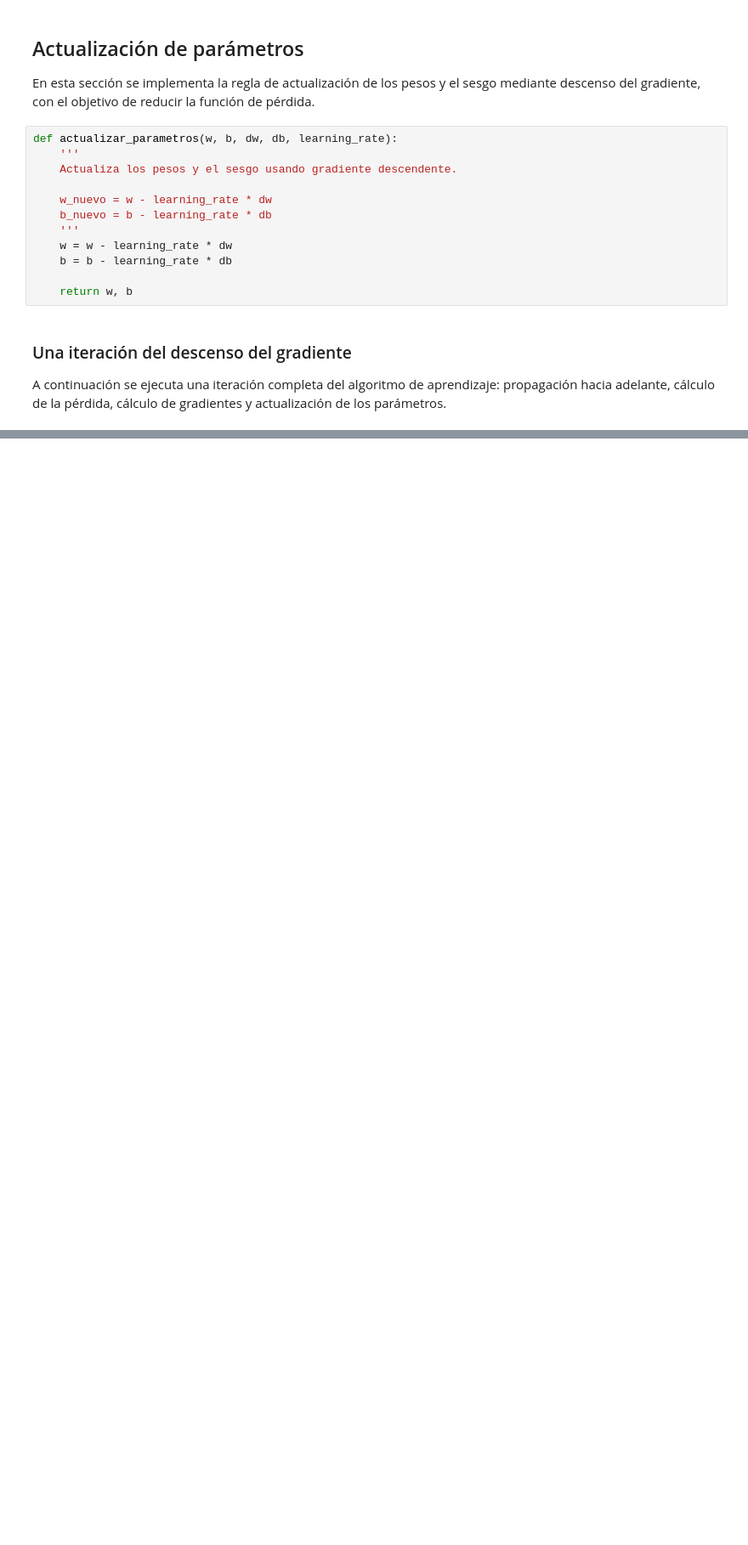
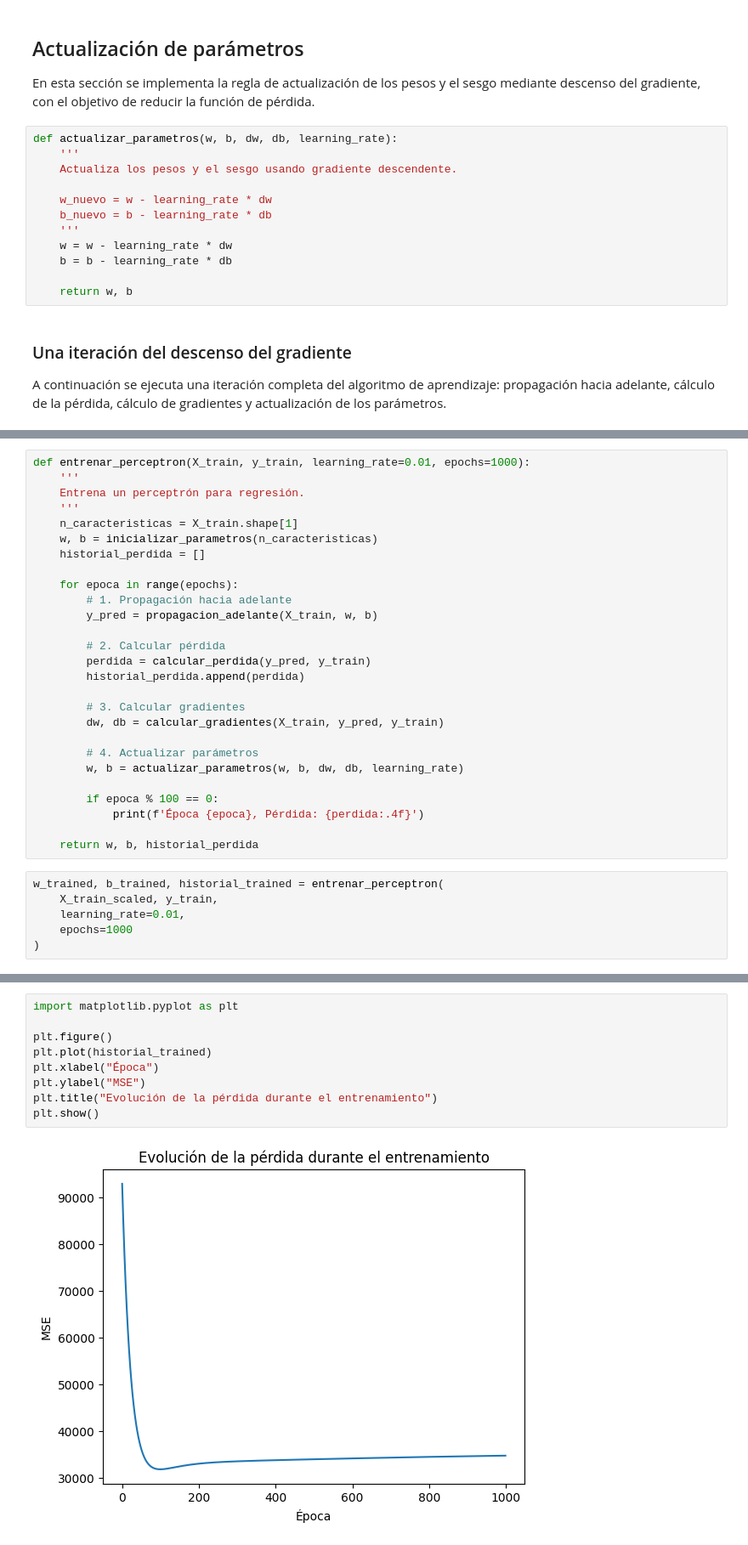
Before and after one commit to hcifuentes09/Examen-Pr-ctico-Redes-Neuronales, a Jupyter notebook: notebooks/exploration.ipynb, the cells around one changed output, grey strips where cells are left out. Shown at 85% size. Saved outputs shown, nothing was run; the diff lists cells and outputs as text; blank space fills up the shorter version.

Commit message:
Parte IV: entrenamiento completo y evaluación del perceptrón en test

```diff
--- a/notebooks/exploration.ipynb
+++ b/notebooks/exploration.ipynb
@@ -245,0 +252,33 @@ Pérdida después: 90167.58732431363
+# %%
+def entrenar_perceptron(X_train, y_train, learning_rate=0.01, epochs=1000):
+    '''
+    Entrena un perceptrón para regresión.
+    '''
+    n_caracteristicas = X_train.shape[1]
+    w, b = inicializar_parametros(n_caracteristicas)
+    historial_perdida = []
+
+    for epoca in range(epochs):
+        # 1. Propagación hacia adelante
+        y_pred = propagacion_adelante(X_train, w, b)
+
+        # 2. Calcular pérdida
+        perdida = calcular_perdida(y_pred, y_train)
+        historial_perdida.append(perdida)
+
+        # 3. Calcular gradientes
+        dw, db = calcular_gradientes(X_train, y_pred, y_train)
+
+        # 4. Actualizar parámetros
+        w, b = actualizar_parametros(w, b, dw, db, learning_rate)
+
+        if epoca % 100 == 0:
+            print(f'Época {epoca}, Pérdida: {perdida:.4f}')
+
+    return w, b, historial_perdida
+# %%
+w_trained, b_trained, historial_trained = entrenar_perceptron(
+    X_train_scaled, y_train,
+    learning_rate=0.01,
+    epochs=1000
+)
@@ -245,0 +296,11 @@ Pérdida después: 90167.58732431363
+# %%
+import matplotlib.pyplot as plt
+
+plt.figure()
+plt.plot(historial_trained)
+plt.xlabel("Época")
+plt.ylabel("MSE")
+plt.title("Evolución de la pérdida durante el entrenamiento")
+plt.show()
+# %% [output]
+[figure, added]
```
Also changed, not shown: parts of 15 cells of this notebook, 5 other files.
